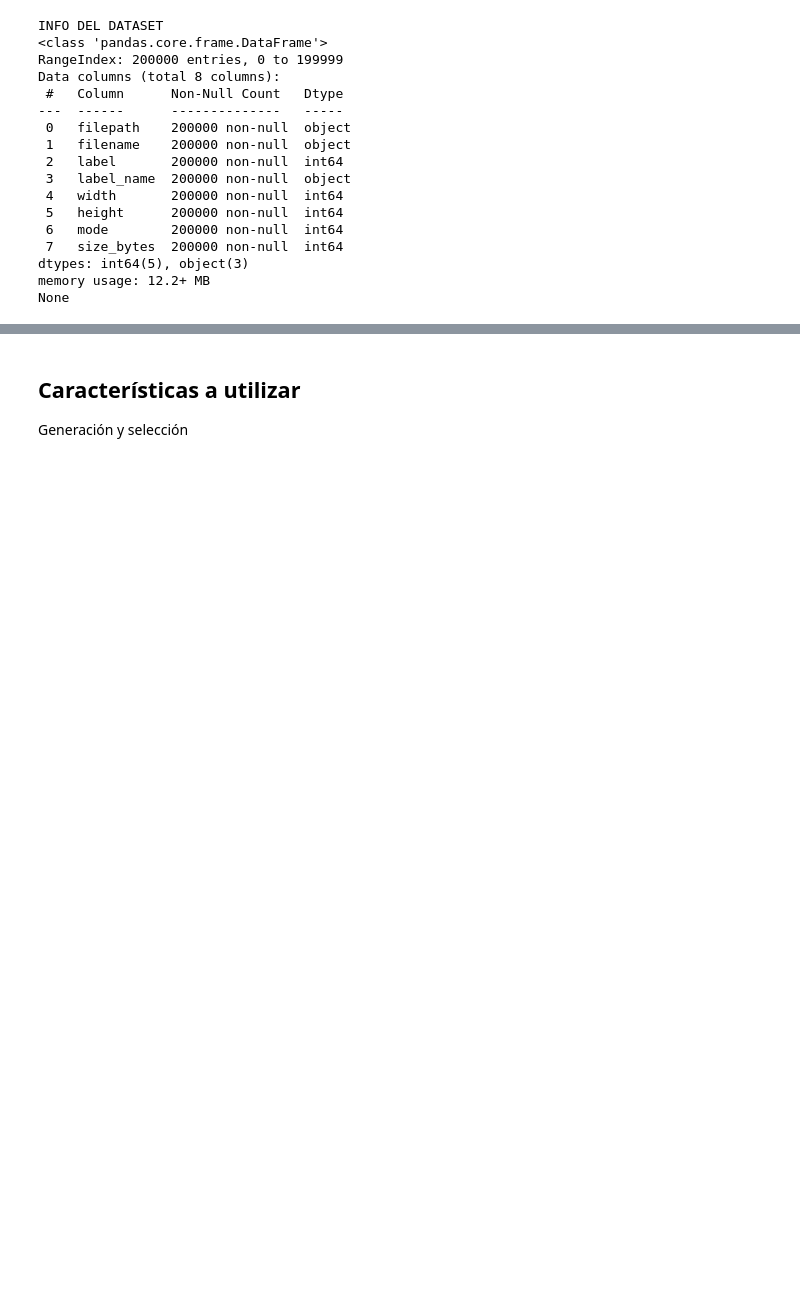
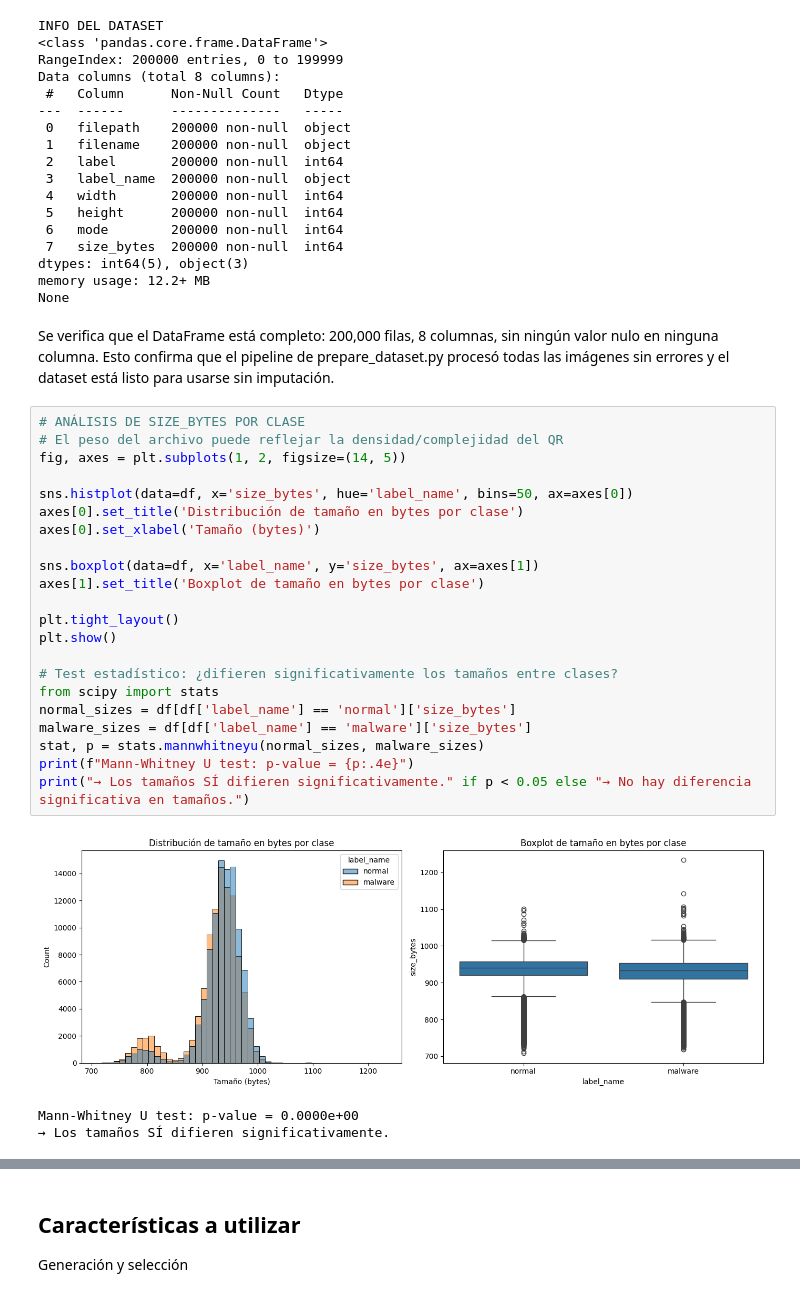
Before and after one commit to Fabiola-cc/malicious-qr-detector, a Jupyter notebook: analisis-exploratorio.ipynb, the cells around one changed output, grey strips where cells are left out. Drawn from its saved outputs; the diff is of its cells as text; blank space fills up the shorter version.

```diff
--- a/analisis-exploratorio.ipynb
+++ b/analisis-exploratorio.ipynb
@@ -146,3 +207,31 @@ Data columns (total 8 columns):
 dtypes: int64(5), object(3)
 memory usage: 12.2+ MB
 None
+# %% [markdown]
+Se verifica que el DataFrame está completo: 200,000 filas, 8 columnas, sin ningún valor nulo en ninguna columna. Esto confirma que el pipeline de prepare_dataset.py procesó todas las imágenes sin errores y el dataset está listo para usarse sin imputación.
+# %%
+# ANÁLISIS DE SIZE_BYTES POR CLASE
+# El peso del archivo puede reflejar la densidad/complejidad del QR
+fig, axes = plt.subplots(1, 2, figsize=(14, 5))
+
+sns.histplot(data=df, x='size_bytes', hue='label_name', bins=50, ax=axes[0])
+axes[0].set_title('Distribución de tamaño en bytes por clase')
+axes[0].set_xlabel('Tamaño (bytes)')
+
+sns.boxplot(data=df, x='label_name', y='size_bytes', ax=axes[1])
+axes[1].set_title('Boxplot de tamaño en bytes por clase')
+
+plt.tight_layout()
+plt.show()
+
+# Test estadístico: ¿difieren significativamente los tamaños entre clases?
+from scipy import stats
+normal_sizes = df[df['label_name'] == 'normal']['size_bytes']
+malware_sizes = df[df['label_name'] == 'malware']['size_bytes']
+stat, p = stats.mannwhitneyu(normal_sizes, malware_sizes)
+print(f"Mann-Whitney U test: p-value = {p:.4e}")
+print("→ Los tamaños SÍ difieren significativamente." if p < 0.05 else "→ No hay diferencia significativa en tamaños.")
+# %% [output]
+[figure, added]
+Mann-Whitney U test: p-value = 0.0000e+00
+→ Los tamaños SÍ difieren significativamente.
```
Also changed, not shown: parts of 20 cells of this notebook.
